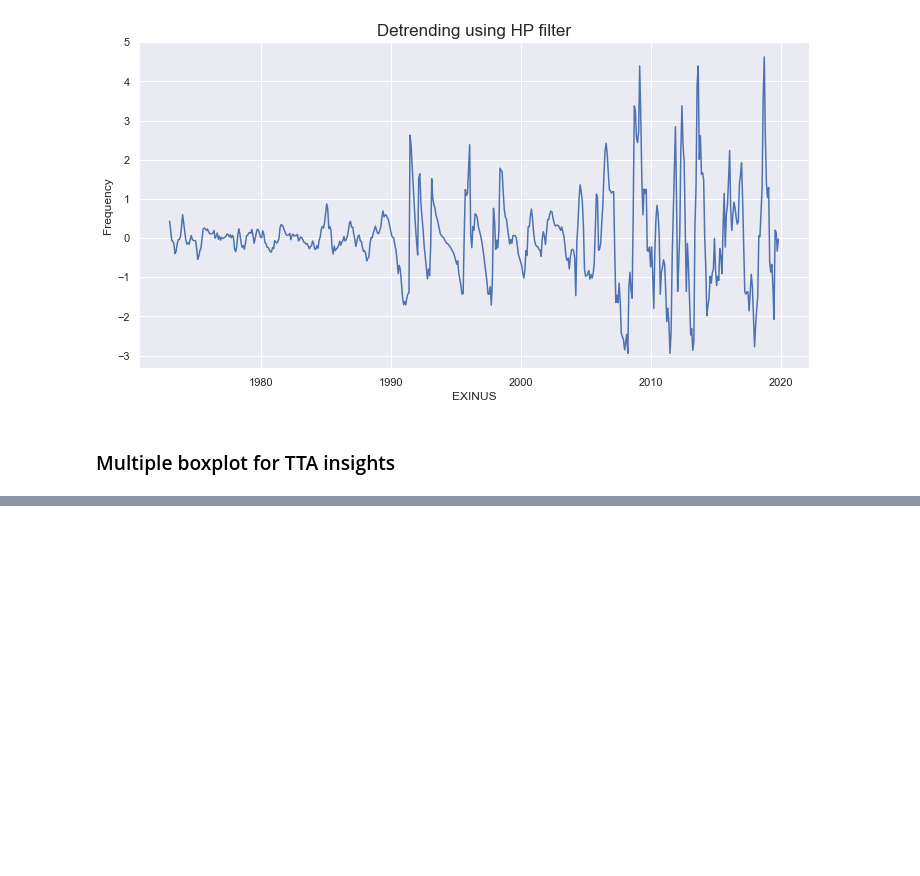
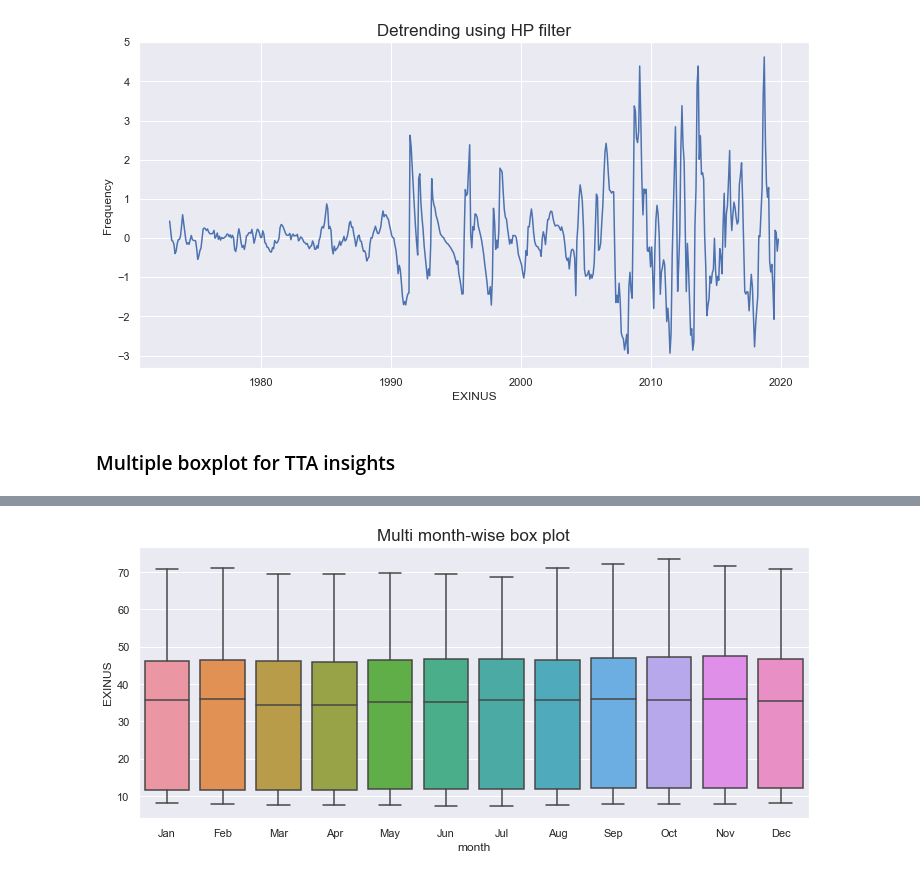
Before and after one commit to dissagaliyeva/python, a Jupyter notebook: time_series/characteristics.ipynb, the cells around one changed output, grey strips where cells are left out. Drawn from its saved outputs; the diff is of its cells as text; code cells hidden in the pictures; blank space fills up the shorter version.

```diff
--- a/time_series/characteristics.ipynb
+++ b/time_series/characteristics.ipynb
@@ -119,0 +109,6 @@ plt.show()
+# %%
+df['month'] = df.index.month
+df['year']  = df.index.year
+df['month'] = pd.to_datetime(df['month'], format='%m').dt.month_name().str.slice(stop=3)
+
+df.head(3)
@@ -119,0 +121,8 @@ plt.show()
+# %%
+plt.figure(figsize=(12, 5))
+sns.boxplot(x='month', y='EXINUS', data=df)\
+   .set_title('Multi month-wise box plot',
+              fontsize=17)
+plt.show()
+# %% [output]
+[figure, added]
```
Also changed, not shown: parts of 10 cells of this notebook.
